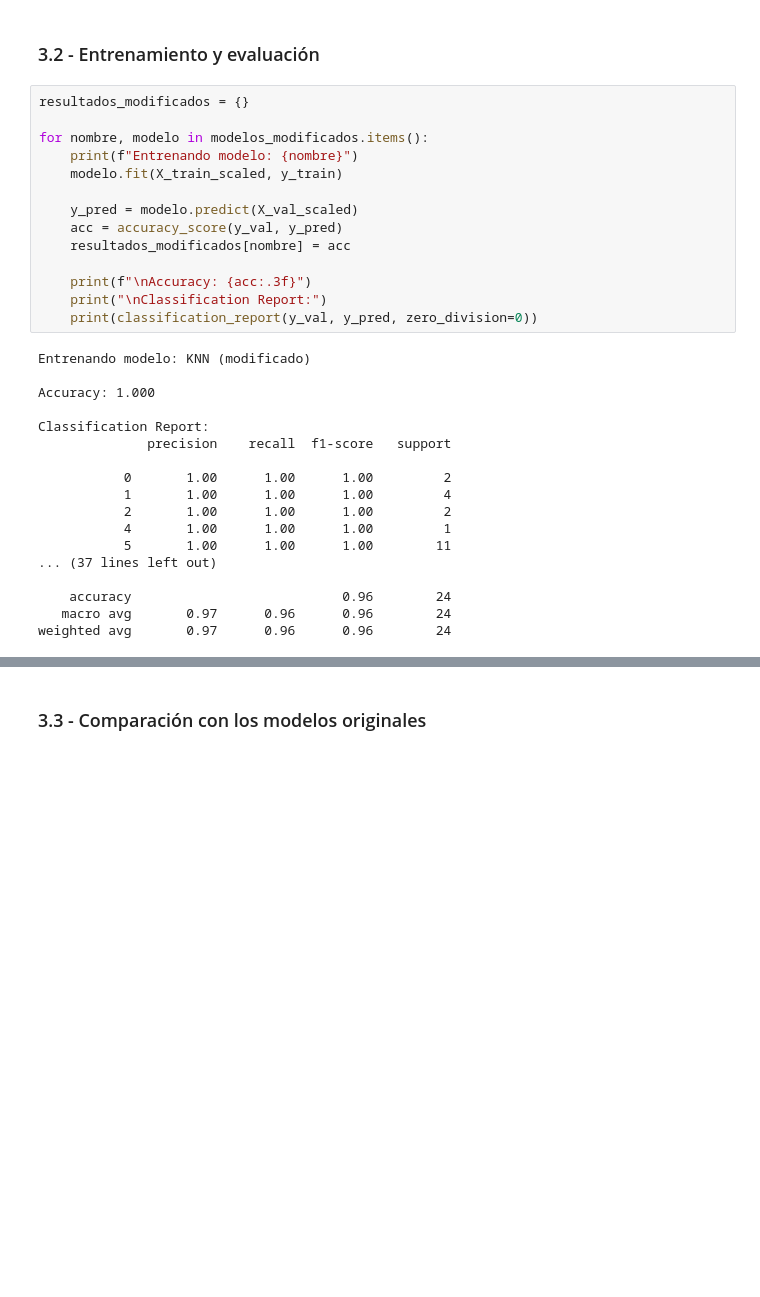
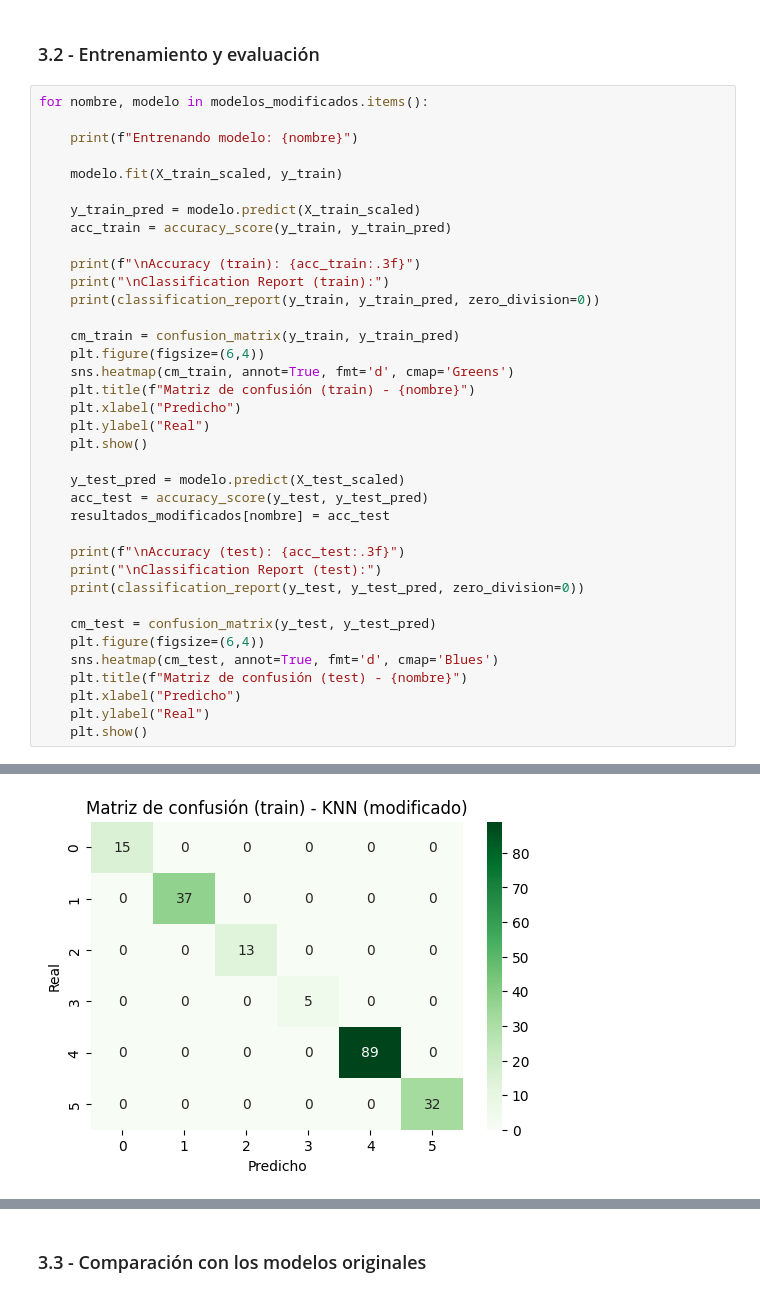
Before and after one commit to AnaMenoni/Practico-2-Analisis-de-Datos, a Jupyter notebook: practico 5/parte 1/estrellas.ipynb, the cells around one changed output, grey strips where cells are left out. Cells and saved outputs as stored; diff of their text form; blank space fills up the shorter version.

```diff
--- a/practico 5/parte 1/estrellas.ipynb
+++ b/practico 5/parte 1/estrellas.ipynb
@@ -330,34 +387,40 @@ modelos_modificados = {
 # %% [markdown]
 ### 3.2 - Entrenamiento y evaluación
-# %%
-resultados_modificados = {}
-
-for nombre, modelo in modelos_modificados.items():
-    print(f"Entrenando modelo: {nombre}")
-    modelo.fit(X_train_scaled, y_train)
-
-    y_pred = modelo.predict(X_val_scaled)
-    acc = accuracy_score(y_val, y_pred)
-    resultados_modificados[nombre] = acc
-
-    print(f"\nAccuracy: {acc:.3f}")
-    print("\nClassification Report:")
-    print(classification_report(y_val, y_pred, zero_division=0))
-# %% [output]
-Entrenando modelo: KNN (modificado)
-
-Accuracy: 1.000
-
-Classification Report:
-              precision    recall  f1-score   support
-
-           0       1.00      1.00      1.00         2
-           1       1.00      1.00      1.00         4
-           2       1.00      1.00      1.00         2
-           4       1.00      1.00      1.00         1
-           5       1.00      1.00      1.00        11
-... (37 lines left out)
-
-    accuracy                           0.96        24
-   macro avg       0.97      0.96      0.96        24
-weighted avg       0.97      0.96      0.96        24
+# %%
+for nombre, modelo in modelos_modificados.items():
+
+    print(f"Entrenando modelo: {nombre}")
+
+    modelo.fit(X_train_scaled, y_train)
+
+    y_train_pred = modelo.predict(X_train_scaled)
+    acc_train = accuracy_score(y_train, y_train_pred)
+
+    print(f"\nAccuracy (train): {acc_train:.3f}")
+    print("\nClassification Report (train):")
+    print(classification_report(y_train, y_train_pred, zero_division=0))
+
+    cm_train = confusion_matrix(y_train, y_train_pred)
+    plt.figure(figsize=(6,4))
+    sns.heatmap(cm_train, annot=True, fmt='d', cmap='Greens')
+    plt.title(f"Matriz de confusión (train) - {nombre}")
+    plt.xlabel("Predicho")
+    plt.ylabel("Real")
+    plt.show()
+
+    y_test_pred = modelo.predict(X_test_scaled)
+    acc_test = accuracy_score(y_test, y_test_pred)
+    resultados_modificados[nombre] = acc_test
+
+    print(f"\nAccuracy (test): {acc_test:.3f}")
+    print("\nClassification Report (test):")
+    print(classification_report(y_test, y_test_pred, zero_division=0))
+
+    cm_test = confusion_matrix(y_test, y_test_pred)
+    plt.figure(figsize=(6,4))
+    sns.heatmap(cm_test, annot=True, fmt='d', cmap='Blues')
+    plt.title(f"Matriz de confusión (test) - {nombre}")
+    plt.xlabel("Predicho")
+    plt.ylabel("Real")
+    plt.show()
+# %% [output]
@@ -363,0 +444 @@ weighted avg       0.97      0.96      0.96        24
+[figure, added]
```
Also changed, not shown: parts of 10 cells of this notebook, 1 other file.
